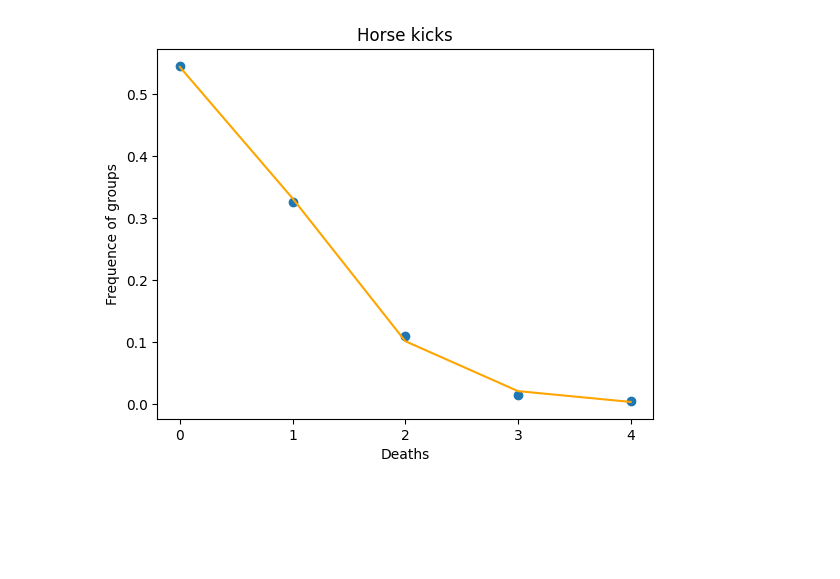
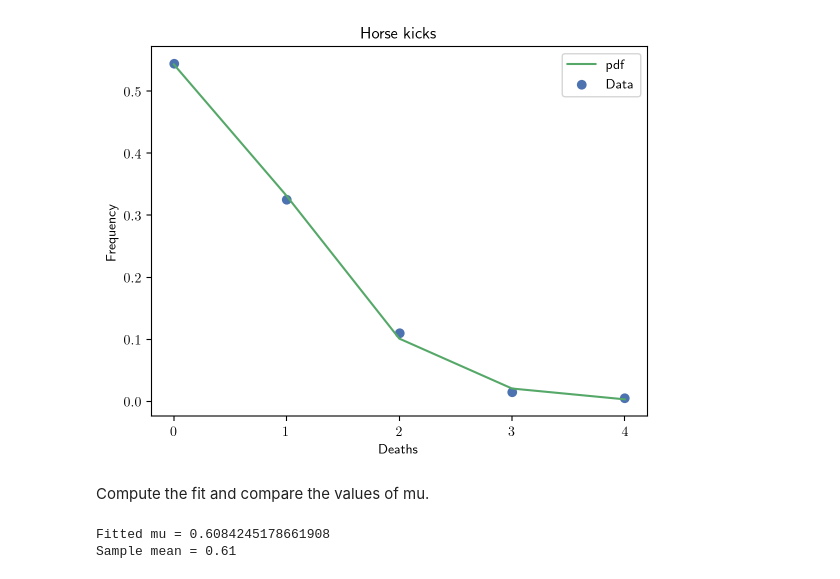
Before and after one commit to GiuliaConti/astrostatistics_bicocca_2024, a Jupyter notebook: working/E04_L03_KickingHorses.ipynb, the cells around one changed output. Cells and saved outputs as stored; diff of their text form; code cells hidden in the pictures; blank space fills up the shorter version.

Commit message:
Small correction for visual display

```diff
--- a/working/E04_L03_KickingHorses.ipynb
+++ b/working/E04_L03_KickingHorses.ipynb
@@ -1,8 +1,15 @@
 # %%
 import numpy as np
 import pylab as plt
-import scipy
+import scipy.stats
+
+plt.style.use('seaborn-v0_8-deep')
+plt.rc('text', usetex=True)
+%matplotlib inline
+%config InlineBackend.figure_format='retina'
 # %%
-deaths=np.arange(0,5)
-groups=np.array([109,65,22,3,1])
-freq_groups=groups/np.sum(groups)
+deaths = np.array([0,1,2,3,4])
+groups = np.array([109,65,22,3,1])
+
+tot = np.sum(groups)
+print(tot)
@@ -9 +18,3 @@ freq_groups=groups/np.sum(groups)
+# %%
+freq = groups/tot
 # %%
@@ -18,6 +31,6 @@ plt.show()
 # %%
-# As mean I use the average weighted over the frequency of groups
-mu = np.average(deaths, weights=freq_groups)
+mu = np.sum(deaths*groups)/np.sum(groups)
+print(mu)
+
 poisson = scipy.stats.poisson(mu)
-print(mu)
 # %% [output]
@@ -25,10 +38,27 @@ print(mu)
 # %%
-plt.plot(deaths, poisson.pmf(deaths), color='orange')
-plt.scatter(deaths,freq_groups)
+plt.plot(deaths, poisson.pmf(deaths), color='C1', label='pdf')
+plt.scatter(deaths, freq, label='Data')
 plt.xticks(deaths)
 plt.xlabel('Deaths')
-plt.ylabel('Frequence of groups')
+plt.ylabel('Frequency')
 plt.title('Horse kicks')
+plt.legend()
+
 plt.show()
 # %% [output]
-[figure, old version]
+[figure, new version]
+# %% [markdown]
+Compute the fit and compare the values of mu.
+# %%
+from scipy.optimize import curve_fit
+
+def poisson_pmf(x, mu):
+    return scipy.stats.poisson.pmf(x, mu)
+
+params, cov = curve_fit(poisson_pmf, deaths, freq)
+fitted_mu = params[0]
+print('Fitted mu =', fitted_mu)
+print('Sample mean =', mu)
+# %% [output]
+Fitted mu = 0.6084245178661908
+Sample mean = 0.61
```
Also changed, not shown: parts of 4 cells of this notebook.
